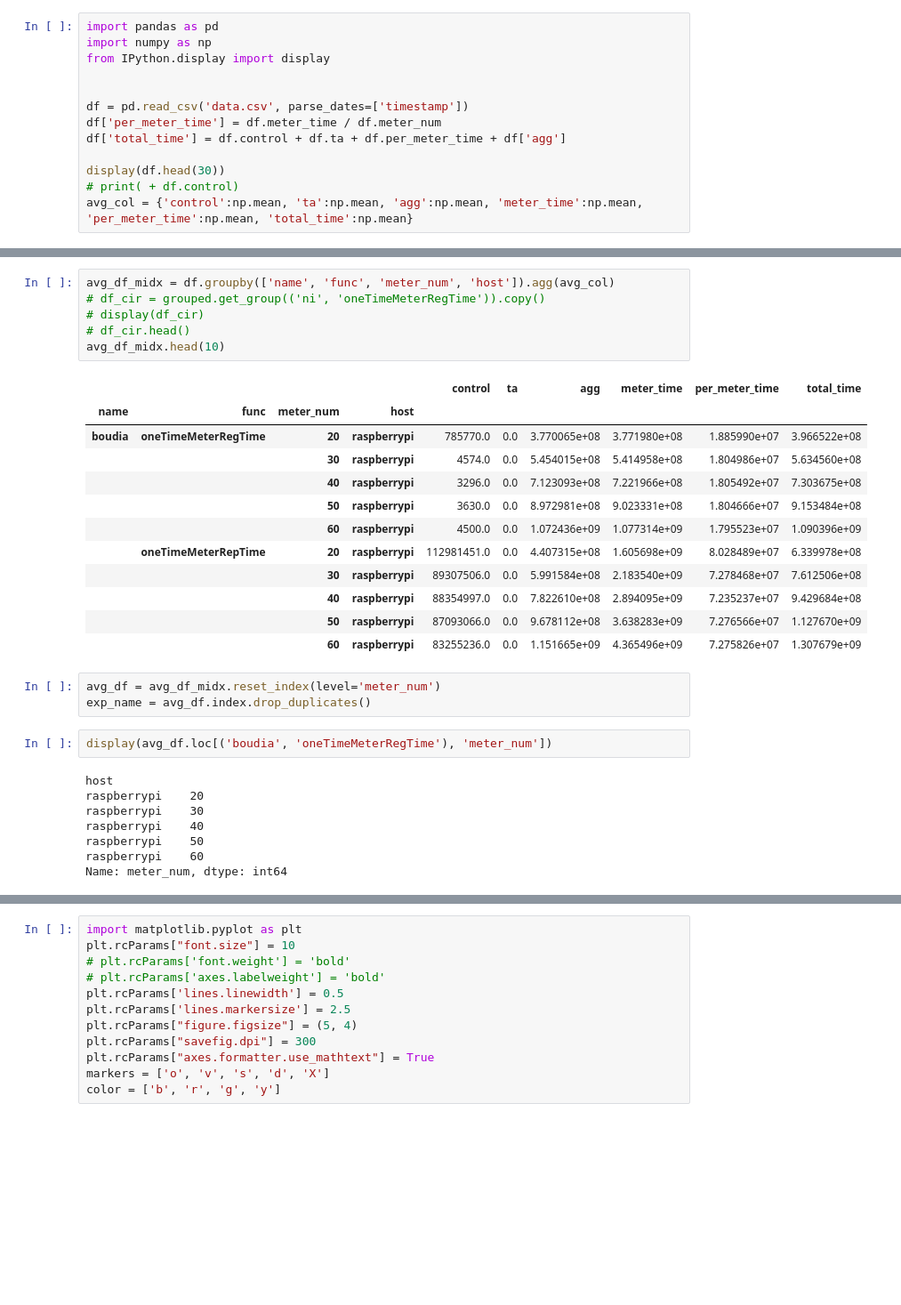
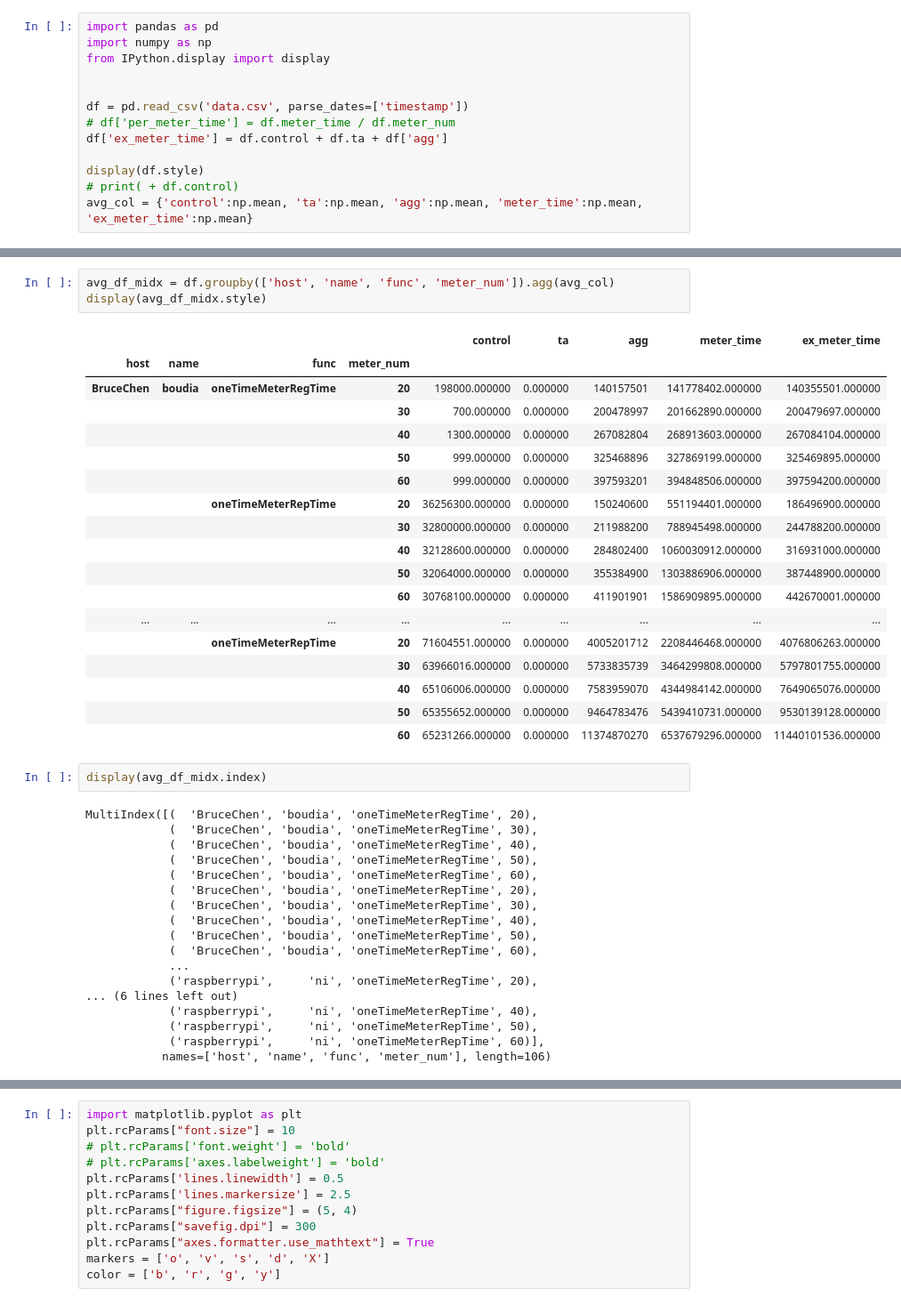
Before and after one commit to SevenBruce/CirAggregation, a Jupyter notebook: python/experments_fig.ipynb, the cells around one changed output, grey strips where cells are left out. Shown: that part at 89% size. Cells and saved outputs as stored; diff of their text form; blank space fills up the shorter version.

```diff
--- a/python/experments_fig.ipynb
+++ b/python/experments_fig.ipynb
@@ -5,10 +5,10 @@ from IPython.display import display
 
 
 df = pd.read_csv('data.csv', parse_dates=['timestamp'])
-df['per_meter_time'] = df.meter_time / df.meter_num
-df['total_time'] = df.control + df.ta + df.per_meter_time + df['agg']
+# df['per_meter_time'] = df.meter_time / df.meter_num
+df['ex_meter_time'] = df.control + df.ta + df['agg']
 
-display(df.head(30))
+display(df.style)
 # print( + df.control)
-avg_col = {'control':np.mean, 'ta':np.mean, 'agg':np.mean, 'meter_time':np.mean, 'per_meter_time':np.mean, 'total_time':np.mean}
+avg_col = {'control':np.mean, 'ta':np.mean, 'agg':np.mean, 'meter_time':np.mean, 'ex_meter_time':np.mean}
 # %% [output]
@@ -32,32 +32,42 @@ avg_col = {'control':np.mean, 'ta':np.mean, 'agg':np.mean, 'meter_time':np.mean,
 # %%
-avg_df_midx = df.groupby(['name', 'func', 'meter_num', 'host']).agg(avg_col)
-# df_cir = grouped.get_group(('ni', 'oneTimeMeterRegTime')).copy()
-# display(df_cir)
-# df_cir.head()
-avg_df_midx.head(10)
+avg_df_midx = df.groupby(['host', 'name', 'func', 'meter_num']).agg(avg_col)
+display(avg_df_midx.style)
 # %% [output]
-|  |  |  |  | control | ta | agg | meter_time | per_meter_time | total_time |
-| name | func | meter_num | host |  |  |  |  |  |  |
-| boudia | oneTimeMeterRegTime | 20 | raspberrypi | 785770.0 | 0.0 | 3.770065e+08 | 3.771980e+08 | 1.885990e+07 | 3.966522e+08 |
-|  |  | 30 | raspberrypi | 4574.0 | 0.0 | 5.454015e+08 | 5.414958e+08 | 1.804986e+07 | 5.634560e+08 |
-|  |  | 40 | raspberrypi | 3296.0 | 0.0 | 7.123093e+08 | 7.221966e+08 | 1.805492e+07 | 7.303675e+08 |
-|  |  | 50 | raspberrypi | 3630.0 | 0.0 | 8.972981e+08 | 9.023331e+08 | 1.804666e+07 | 9.153484e+08 |
-|  |  | 60 | raspberrypi | 4500.0 | 0.0 | 1.072436e+09 | 1.077314e+09 | 1.795523e+07 | 1.090396e+09 |
-|  | oneTimeMeterRepTime | 20 | raspberrypi | 112981451.0 | 0.0 | 4.407315e+08 | 1.605698e+09 | 8.028489e+07 | 6.339978e+08 |
-|  |  | 30 | raspberrypi | 89307506.0 | 0.0 | 5.991584e+08 | 2.183540e+09 | 7.278468e+07 | 7.612506e+08 |
-|  |  | 40 | raspberrypi | 88354997.0 | 0.0 | 7.822610e+08 | 2.894095e+09 | 7.235237e+07 | 9.429684e+08 |
-|  |  | 50 | raspberrypi | 87093066.0 | 0.0 | 9.678112e+08 | 3.638283e+09 | 7.276566e+07 | 1.127670e+09 |
-|  |  | 60 | raspberrypi | 83255236.0 | 0.0 | 1.151665e+09 | 4.365496e+09 | 7.275826e+07 | 1.307679e+09 |
+|  |  |  |  | control | ta | agg | meter_time | ex_meter_time |
+| host | name | func | meter_num |  |  |  |  |  |
+| BruceChen | boudia | oneTimeMeterRegTime | 20 | 198000.000000 | 0.000000 | 140157501 | 141778402.000000 | 140355501.000000 |
+|  |  |  | 30 | 700.000000 | 0.000000 | 200478997 | 201662890.000000 | 200479697.000000 |
+|  |  |  | 40 | 1300.000000 | 0.000000 | 267082804 | 268913603.000000 | 267084104.000000 |
+|  |  |  | 50 | 999.000000 | 0.000000 | 325468896 | 327869199.000000 | 325469895.000000 |
+|  |  |  | 60 | 999.000000 | 0.000000 | 397593201 | 394848506.000000 | 397594200.000000 |
+|  |  | oneTimeMeterRepTime | 20 | 36256300.000000 | 0.000000 | 150240600 | 551194401.000000 | 186496900.000000 |
+|  |  |  | 30 | 32800000.000000 | 0.000000 | 211988200 | 788945498.000000 | 244788200.000000 |
+|  |  |  | 40 | 32128600.000000 | 0.000000 | 284802400 | 1060030912.000000 | 316931000.000000 |
+|  |  |  | 50 | 32064000.000000 | 0.000000 | 355384900 | 1303886906.000000 | 387448900.000000 |
+|  |  |  | 60 | 30768100.000000 | 0.000000 | 411901901 | 1586909895.000000 | 442670001.000000 |
+| ... | ... | ... | ... | ... | ... | ... | ... | ... |
+|  |  | oneTimeMeterRepTime | 20 | 71604551.000000 | 0.000000 | 4005201712 | 2208446468.000000 | 4076806263.000000 |
+|  |  |  | 30 | 63966016.000000 | 0.000000 | 5733835739 | 3464299808.000000 | 5797801755.000000 |
+|  |  |  | 40 | 65106006.000000 | 0.000000 | 7583959070 | 4344984142.000000 | 7649065076.000000 |
+|  |  |  | 50 | 65355652.000000 | 0.000000 | 9464783476 | 5439410731.000000 | 9530139128.000000 |
+|  |  |  | 60 | 65231266.000000 | 0.000000 | 11374870270 | 6537679296.000000 | 11440101536.000000 |
-# %%
-avg_df = avg_df_midx.reset_index(level='meter_num')
-exp_name = avg_df.index.drop_duplicates()
-# %%
-display(avg_df.loc[('boudia', 'oneTimeMeterRegTime'), 'meter_num'])
-# %% [output]
-host
-raspberrypi    20
-raspberrypi    30
-raspberrypi    40
-raspberrypi    50
-raspberrypi    60
-Name: meter_num, dtype: int64
+# %%
+display(avg_df_midx.index)
+# %% [output]
+MultiIndex([(  'BruceChen', 'boudia', 'oneTimeMeterRegTime', 20),
+            (  'BruceChen', 'boudia', 'oneTimeMeterRegTime', 30),
+            (  'BruceChen', 'boudia', 'oneTimeMeterRegTime', 40),
+            (  'BruceChen', 'boudia', 'oneTimeMeterRegTime', 50),
+            (  'BruceChen', 'boudia', 'oneTimeMeterRegTime', 60),
+            (  'BruceChen', 'boudia', 'oneTimeMeterRepTime', 20),
+            (  'BruceChen', 'boudia', 'oneTimeMeterRepTime', 30),
+            (  'BruceChen', 'boudia', 'oneTimeMeterRepTime', 40),
+            (  'BruceChen', 'boudia', 'oneTimeMeterRepTime', 50),
+            (  'BruceChen', 'boudia', 'oneTimeMeterRepTime', 60),
+            ...
+            ('raspberrypi',     'ni', 'oneTimeMeterRegTime', 20),
+... (6 lines left out)
+            ('raspberrypi',     'ni', 'oneTimeMeterRepTime', 40),
+            ('raspberrypi',     'ni', 'oneTimeMeterRepTime', 50),
+            ('raspberrypi',     'ni', 'oneTimeMeterRepTime', 60)],
+           names=['host', 'name', 'func', 'meter_num'], length=106)
```
Also changed, not shown: parts of 12 cells of this notebook, 17 other files.
